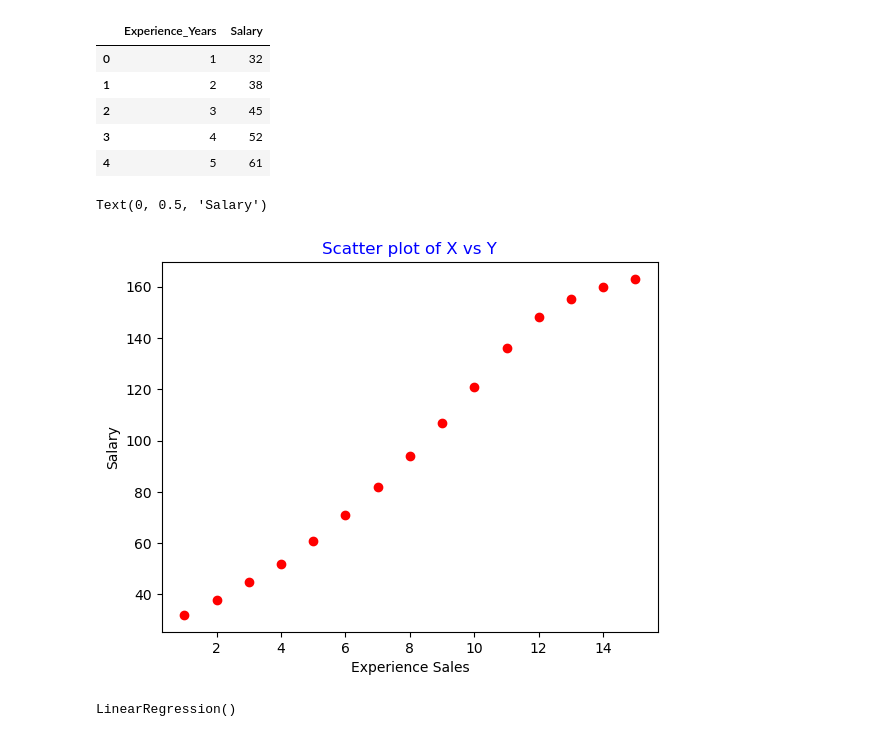
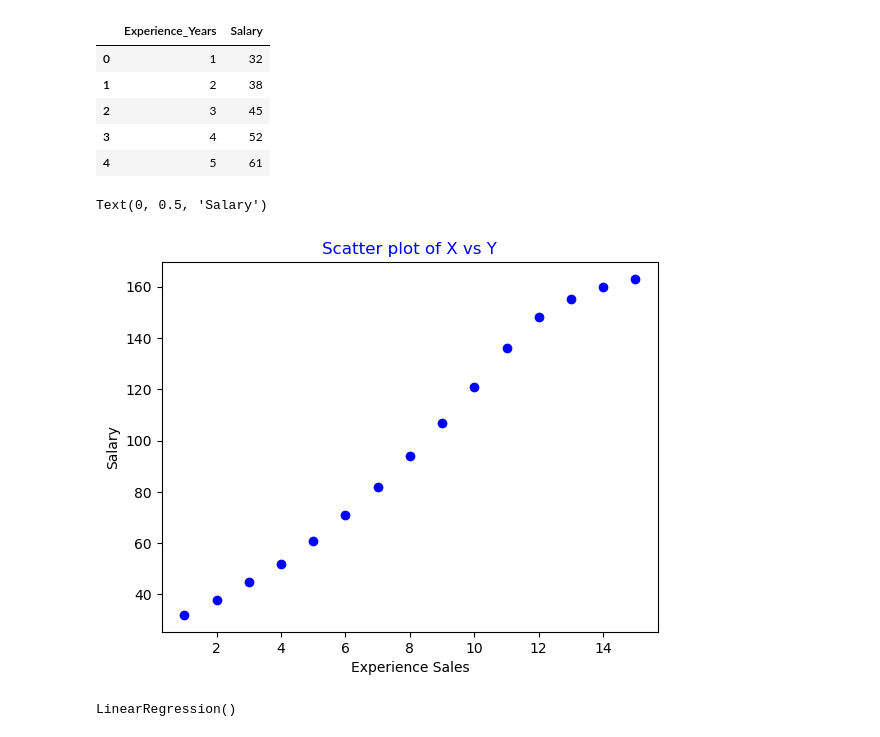
Before and after one commit to Blessing-Ekeh/dataraflow-week15-supervised-learning, a Jupyter notebook: Take Home (1).ipynb, the cells around one changed output. Drawn from its saved outputs; the diff is of its cells as text; code cells hidden in the pictures.

```diff
--- a/Take Home (1).ipynb
+++ b/Take Home (1).ipynb
@@ -46,14 +46,14 @@ display(task1_data.head())
 # %%
 X = task1_data.iloc[:, 0:1].values
 Y = task1_data.iloc[:, 1].values
 #visualize with scatter plots
-plt.scatter (X,Y, color='red')
+plt.scatter (X,Y, color='blue')
 plt.title('Scatter plot of X vs Y', color='blue')
 plt.xlabel('Experience Sales')
 plt.ylabel('Salary')
 # %% [output]
 Text(0, 0.5, 'Salary')
-[figure, old version]
+[figure, new version]
 # %%
 # Fitting Linear Regression to dataset
 from sklearn.linear_model import LinearRegression
```
Also changed, not shown: parts of 33 cells of this notebook, 1 other file.
